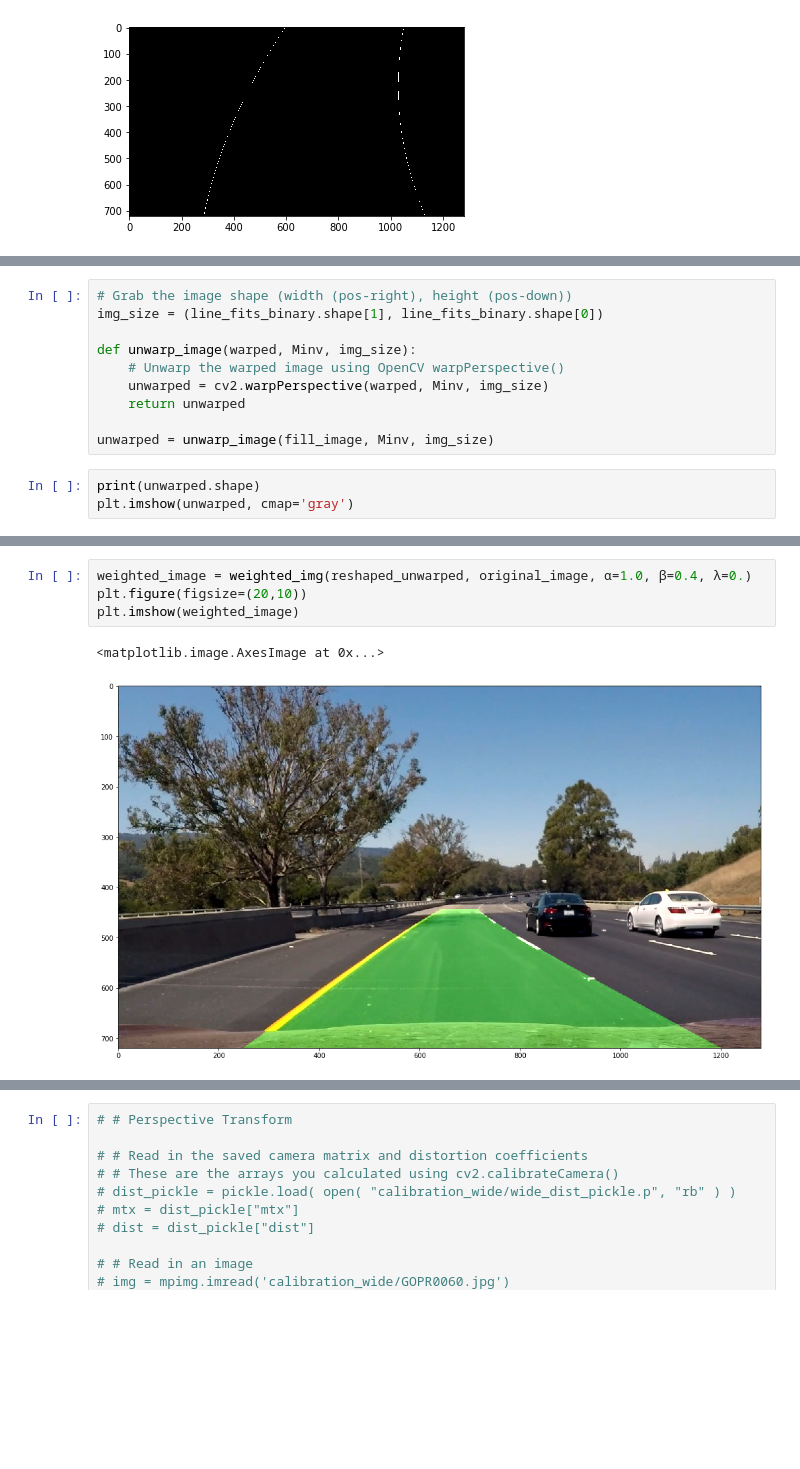
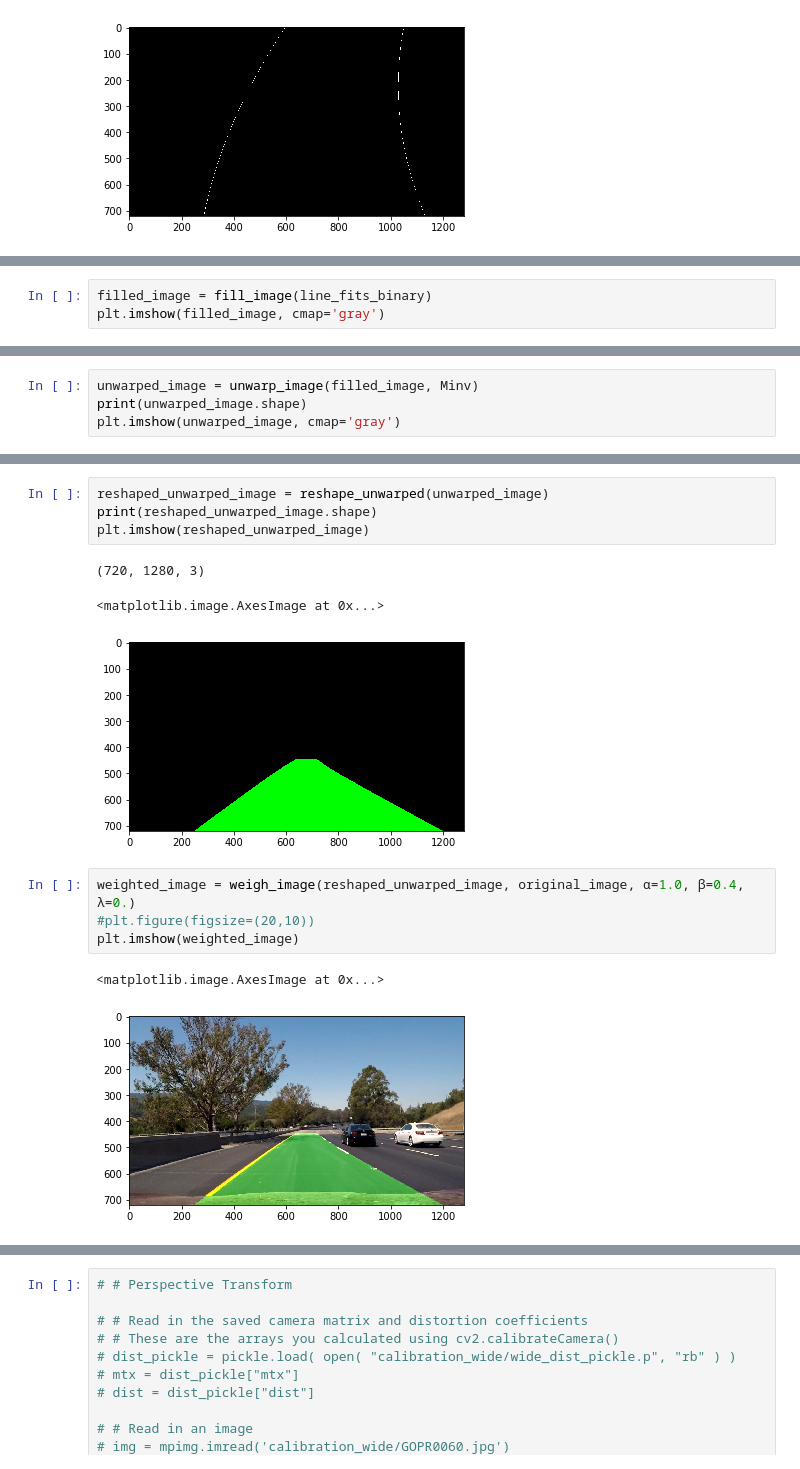
Before and after one commit to tyler-lewis-udacity/Advanced_Lane_Finding, a Jupyter notebook: P4_advanced_lane_finding.ipynb, the cells around one changed output, grey strips where cells are left out. Saved outputs shown, nothing was run; the diff lists cells and outputs as text; blank space fills up the shorter version.

```diff
--- a/P4_advanced_lane_finding.ipynb
+++ b/P4_advanced_lane_finding.ipynb
@@ -493,14 +549,4 @@ plt.imshow(fill_image, cmap='gray')
-# %%
-# Grab the image shape (width (pos-right), height (pos-down))
-img_size = (line_fits_binary.shape[1], line_fits_binary.shape[0])
-
-def unwarp_image(warped, Minv, img_size):
-    # Unwarp the warped image using OpenCV warpPerspective()
-    unwarped = cv2.warpPerspective(warped, Minv, img_size)
-    return unwarped
-
-unwarped = unwarp_image(fill_image, Minv, img_size)
 # %%
-print(unwarped.shape)
-plt.imshow(unwarped, cmap='gray')
+filled_image = fill_image(line_fits_binary)
+plt.imshow(filled_image, cmap='gray')
 # %% [output]
@@ -532,0 +555,4 @@ def weighted_img(img, initial_img, α=0.8, β=1., λ=0.):
+# %%
+unwarped_image = unwarp_image(filled_image, Minv)
+print(unwarped_image.shape)
+plt.imshow(unwarped_image, cmap='gray')
@@ -533,7 +563,15 @@ def weighted_img(img, initial_img, α=0.8, β=1., λ=0.):
+# %%
+reshaped_unwarped_image = reshape_unwarped(unwarped_image)
+print(reshaped_unwarped_image.shape)
+plt.imshow(reshaped_unwarped_image)
+# %% [output]
+(720, 1280, 3)
+<matplotlib.image.AxesImage at 0x...>
+[figure, added]
 # %%
-weighted_image = weighted_img(reshaped_unwarped, original_image, α=1.0, β=0.4, λ=0.)
-plt.figure(figsize=(20,10))
+weighted_image = weigh_image(reshaped_unwarped_image, original_image, α=1.0, β=0.4, λ=0.)
+#plt.figure(figsize=(20,10))
 plt.imshow(weighted_image)
 # %% [output]
 <matplotlib.image.AxesImage at 0x...>
-[figure, old version]
+[figure, new version]
```
Also changed, not shown: parts of 25 cells of this notebook.
